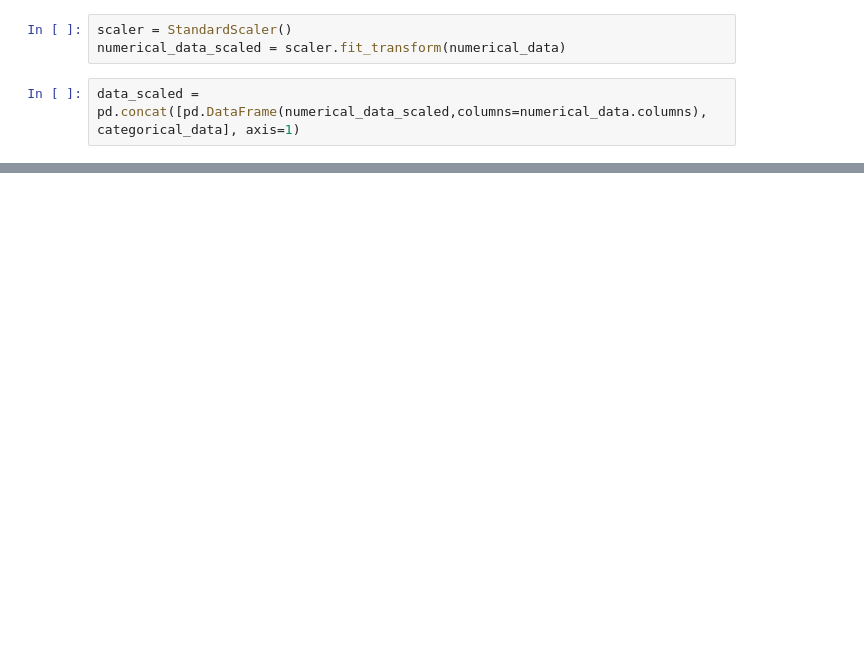
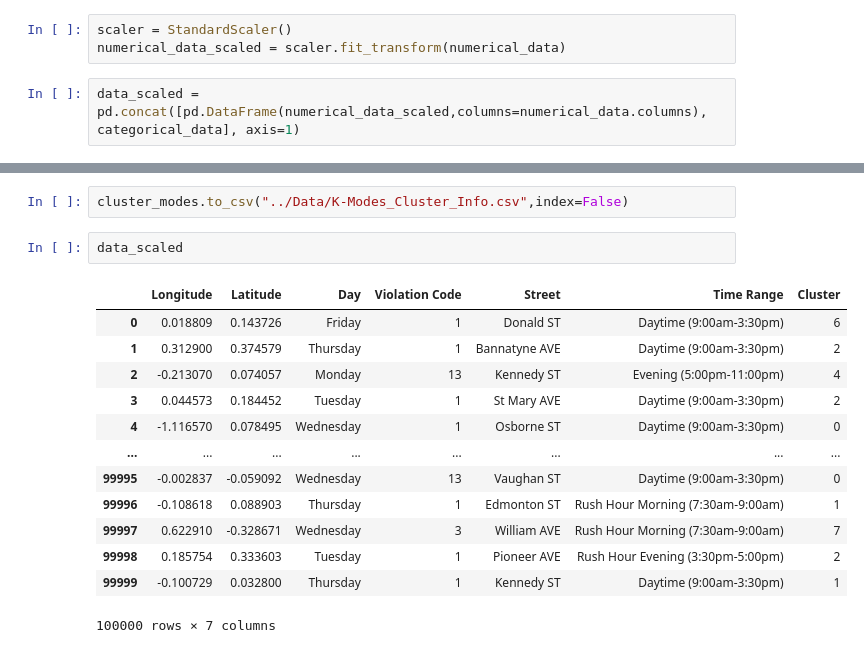
Before and after one commit to lovelyturtles/4710Project, a Jupyter notebook: Code/kModes.ipynb, the cells around one changed output, grey strips where cells are left out. Cells and saved outputs as stored; diff of their text form; blank space fills up the shorter version.

```diff
--- a/Code/kModes.ipynb
+++ b/Code/kModes.ipynb
@@ -95,0 +118,18 @@ Cluster
+# %%
+cluster_modes.to_csv("../Data/K-Modes_Cluster_Info.csv",index=False)
+# %%
+data_scaled
+# %% [output]
+|  | Longitude | Latitude | Day | Violation Code | Street | Time Range | Cluster |
+| 0 | 0.018809 | 0.143726 | Friday | 1 | Donald ST | Daytime (9:00am-3:30pm) | 6 |
+| 1 | 0.312900 | 0.374579 | Thursday | 1 | Bannatyne AVE | Daytime (9:00am-3:30pm) | 2 |
+| 2 | -0.213070 | 0.074057 | Monday | 13 | Kennedy ST | Evening (5:00pm-11:00pm) | 4 |
+| 3 | 0.044573 | 0.184452 | Tuesday | 1 | St Mary AVE | Daytime (9:00am-3:30pm) | 2 |
+| 4 | -1.116570 | 0.078495 | Wednesday | 1 | Osborne ST | Daytime (9:00am-3:30pm) | 0 |
+| ... | ... | ... | ... | ... | ... | ... | ... |
+| 99995 | -0.002837 | -0.059092 | Wednesday | 13 | Vaughan ST | Daytime (9:00am-3:30pm) | 0 |
+| 99996 | -0.108618 | 0.088903 | Thursday | 1 | Edmonton ST | Rush Hour Morning (7:30am-9:00am) | 1 |
+| 99997 | 0.622910 | -0.328671 | Wednesday | 3 | William AVE | Rush Hour Morning (7:30am-9:00am) | 7 |
+| 99998 | 0.185754 | 0.333603 | Tuesday | 1 | Pioneer AVE | Rush Hour Evening (3:30pm-5:00pm) | 2 |
+| 99999 | -0.100729 | 0.032800 | Thursday | 1 | Kennedy ST | Daytime (9:00am-3:30pm) | 1 |
+100000 rows × 7 columns
```
Also changed, not shown: parts of 15 cells of this notebook, 11 other files.
